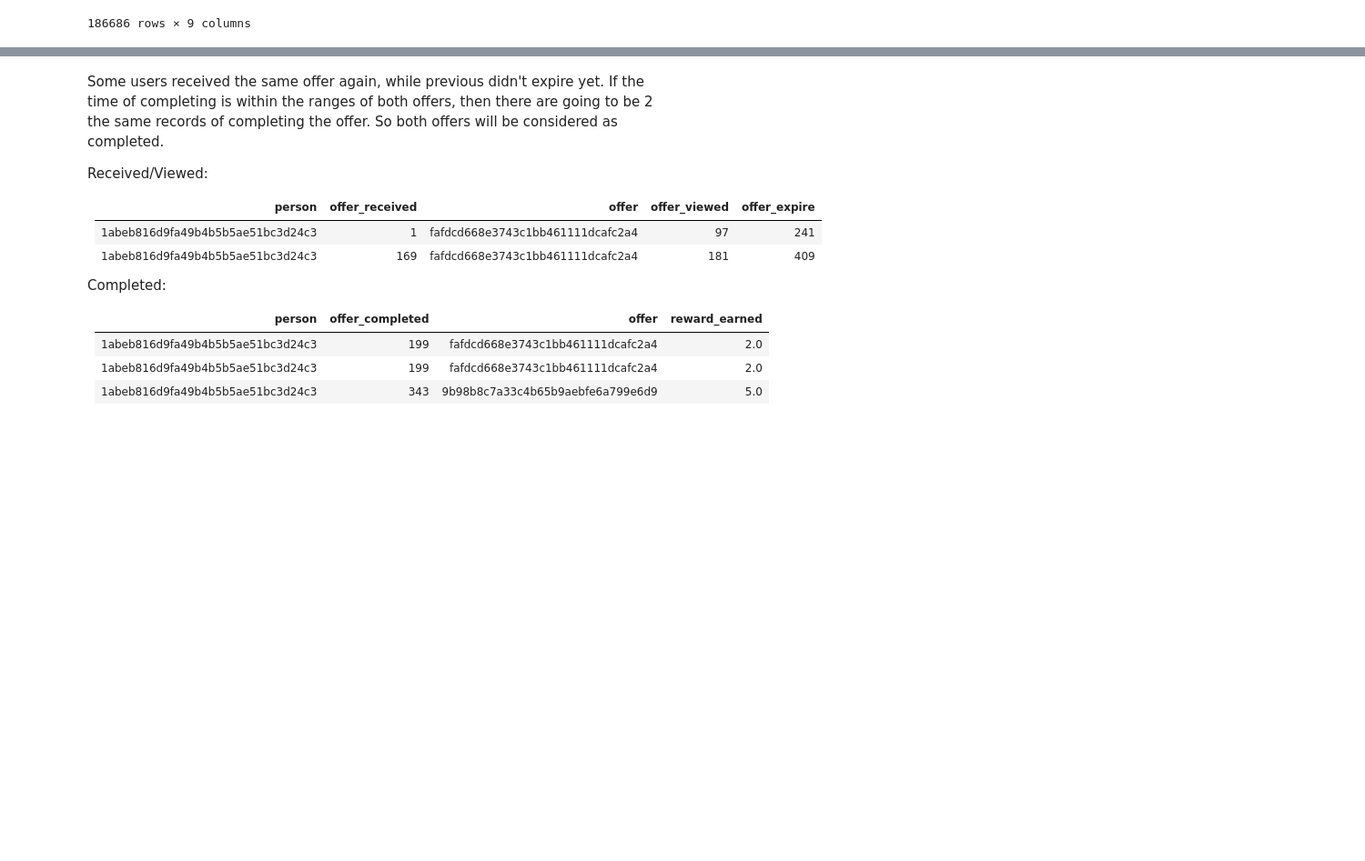
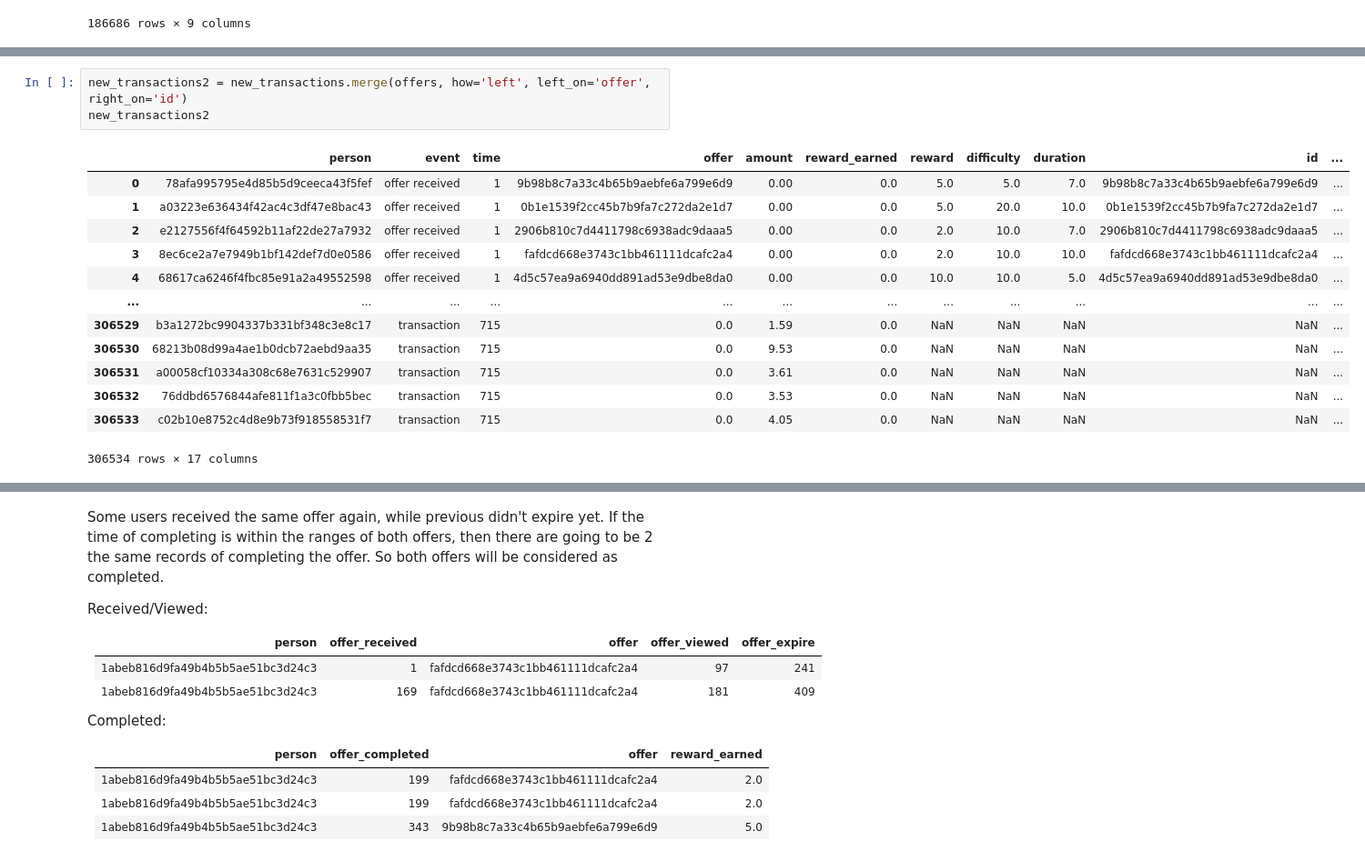
Before and after one commit to natashk/Starbucks-Capstone, a Jupyter notebook: Starbucks_Capstone_notebook.ipynb, the cells around one changed output, grey strips where cells are left out. Shown at 91% size. Saved outputs shown, nothing was run; the diff lists cells and outputs as text; blank space fills up the shorter version.

Commit message:
Combined info offers

```diff
--- a/Starbucks_Capstone_notebook.ipynb
+++ b/Starbucks_Capstone_notebook.ipynb
@@ -1020,0 +1506,17 @@ combined_df
+# %%
+new_transactions2 = new_transactions.merge(offers, how='left', left_on='offer', right_on='id')
+new_transactions2
+# %% [output]
+|  | person | event | time | offer | amount | reward_earned | reward | difficulty | duration | id | ... |
+| 0 | 78afa995795e4d85b5d9ceeca43f5fef | offer received | 1 | 9b98b8c7a33c4b65b9aebfe6a799e6d9 | 0.00 | 0.0 | 5.0 | 5.0 | 7.0 | 9b98b8c7a33c4b65b9aebfe6a799e6d9 | ... |
+| 1 | a03223e636434f42ac4c3df47e8bac43 | offer received | 1 | 0b1e1539f2cc45b7b9fa7c272da2e1d7 | 0.00 | 0.0 | 5.0 | 20.0 | 10.0 | 0b1e1539f2cc45b7b9fa7c272da2e1d7 | ... |
+| 2 | e2127556f4f64592b11af22de27a7932 | offer received | 1 | 2906b810c7d4411798c6938adc9daaa5 | 0.00 | 0.0 | 2.0 | 10.0 | 7.0 | 2906b810c7d4411798c6938adc9daaa5 | ... |
+| 3 | 8ec6ce2a7e7949b1bf142def7d0e0586 | offer received | 1 | fafdcd668e3743c1bb461111dcafc2a4 | 0.00 | 0.0 | 2.0 | 10.0 | 10.0 | fafdcd668e3743c1bb461111dcafc2a4 | ... |
+| 4 | 68617ca6246f4fbc85e91a2a49552598 | offer received | 1 | 4d5c57ea9a6940dd891ad53e9dbe8da0 | 0.00 | 0.0 | 10.0 | 10.0 | 5.0 | 4d5c57ea9a6940dd891ad53e9dbe8da0 | ... |
+| ... | ... | ... | ... | ... | ... | ... | ... | ... | ... | ... | ... |
+| 306529 | b3a1272bc9904337b331bf348c3e8c17 | transaction | 715 | 0.0 | 1.59 | 0.0 | NaN | NaN | NaN | NaN | ... |
+| 306530 | 68213b08d99a4ae1b0dcb72aebd9aa35 | transaction | 715 | 0.0 | 9.53 | 0.0 | NaN | NaN | NaN | NaN | ... |
+| 306531 | a00058cf10334a308c68e7631c529907 | transaction | 715 | 0.0 | 3.61 | 0.0 | NaN | NaN | NaN | NaN | ... |
+| 306532 | 76ddbd6576844afe811f1a3c0fbb5bec | transaction | 715 | 0.0 | 3.53 | 0.0 | NaN | NaN | NaN | NaN | ... |
+| 306533 | c02b10e8752c4d8e9b73f918558531f7 | transaction | 715 | 0.0 | 4.05 | 0.0 | NaN | NaN | NaN | NaN | ... |
+306534 rows × 17 columns
```
Also changed, not shown: parts of 63 cells of this notebook.
